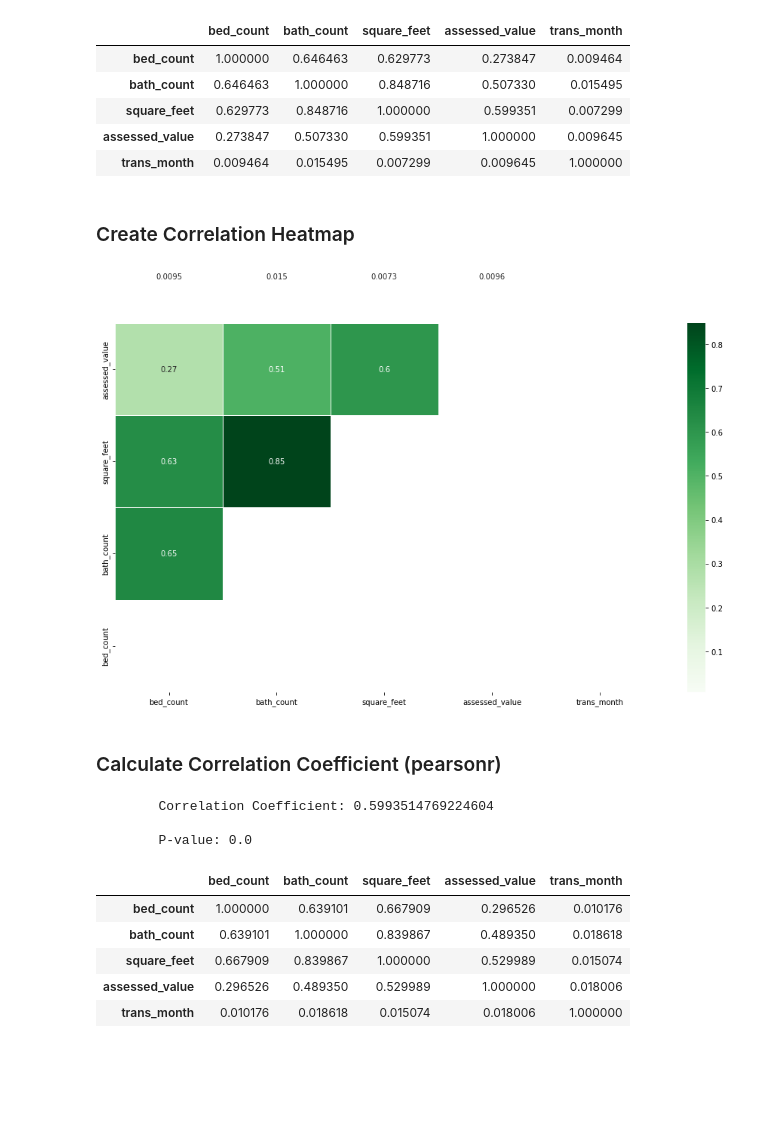
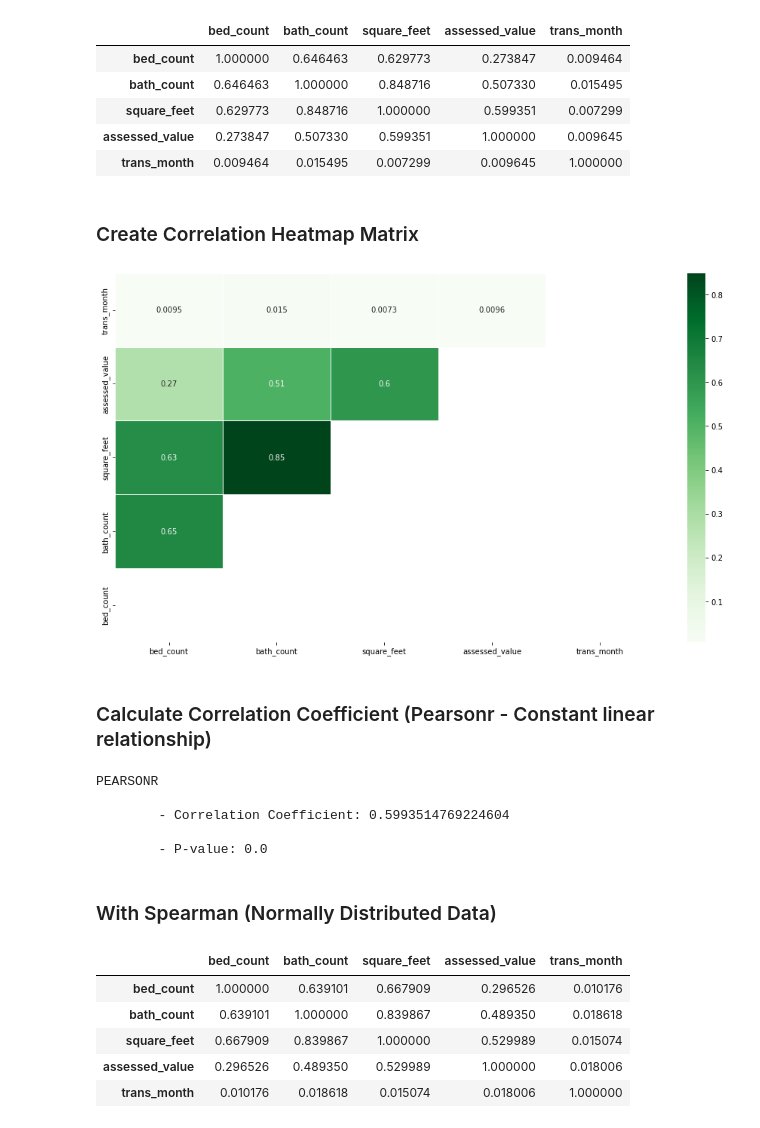
Before and after one commit to stephenkipkurui/regression-project, a Jupyter notebook: zillow_workspace.ipynb, the cells around one changed output. Cells and saved outputs as stored; diff of their text form; code cells hidden in the pictures; blank space fills up the shorter version.

```diff
--- a/zillow_workspace.ipynb
+++ b/zillow_workspace.ipynb
@@ -328,24 +559,27 @@ zillow_corr
 | assessed_value | 0.273847 | 0.507330 | 0.599351 | 1.000000 | 0.009645 |
 | trans_month | 0.009464 | 0.015495 | 0.007299 | 0.009645 | 1.000000 |
 # %% [markdown]
-### Create Correlation Heatmap
+### Create Correlation Heatmap Matrix
 # %%
 plt.figure(figsize=(16,9))
 sns.heatmap(zillow_corr, cmap='Greens', annot=True, linewidth=0.5, mask= np.triu(zillow_corr))
-plt.ylim(0, 4)
+plt.ylim(0, 5)
 
 plt.show()
 # %% [output]
-[figure, old version]
+[figure, new version]
 # %% [markdown]
-### Calculate Correlation Coefficient (pearsonr)
+### Calculate Correlation Coefficient (Pearsonr - Constant linear relationship)
 # %%
 # Use a scipy stats function pearsonr to calculate the correlation coefficient and the p-value.
 
 r, p_value = pearsonr(train.square_feet, train.assessed_value)
+print('\nPEARSONR')
 
-print(f'\n\tCorrelation Coefficient: {r}\n\n\tP-value: {p_value}\n')
+print(f'\n\t- Correlation Coefficient: {r}\n\n\t- P-value: {p_value}\n')
 # %% [output]
-        Correlation Coefficient: 0.5993514769224604
+PEARSONR
 
-        P-value: 0.0
+        - Correlation Coefficient: 0.5993514769224604
+
+        - P-value: 0.0
@@ -354 +586,3 @@ print(f'\n\tCorrelation Coefficient: {r}\n\n\tP-value: {p_value}\n')
+# %% [markdown]
+### With Spearman (Normally Distributed Data)
 # %%
```
Also changed, not shown: parts of 77 cells of this notebook.
